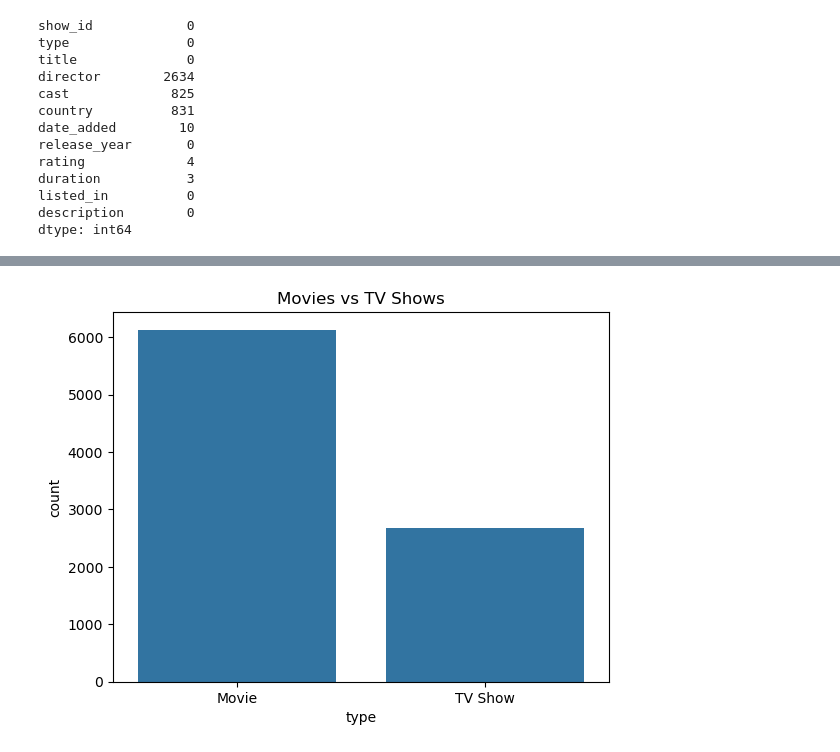
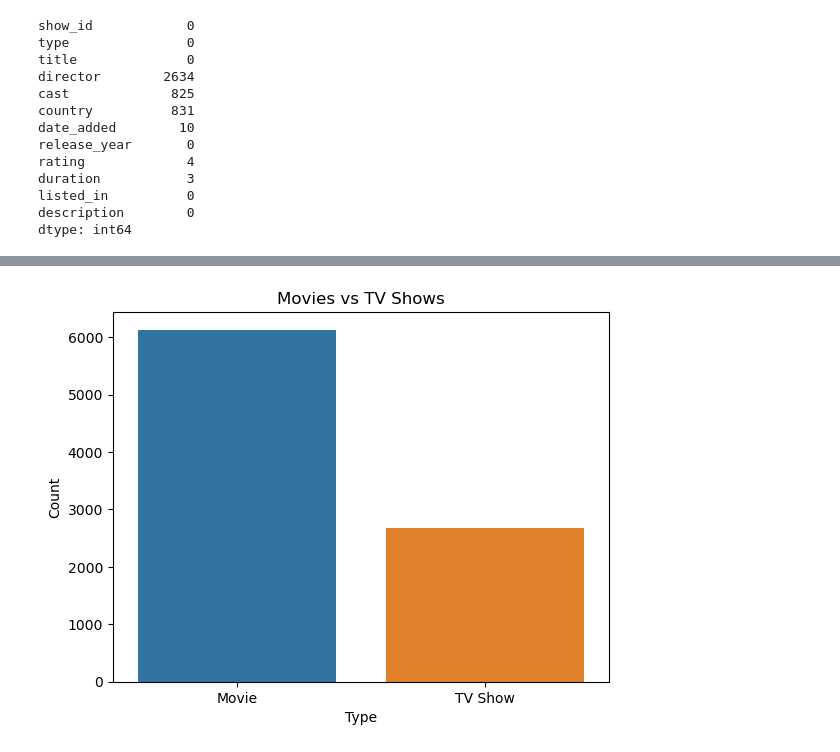
Before and after one commit to kamran-rezaei/netflix-analysis, a Jupyter notebook: netflix_analysis.ipynb, the cells around one changed output, grey strips where cells are left out. Saved outputs shown, nothing was run; the diff lists cells and outputs as text; code cells hidden in the pictures.

```diff
--- a/netflix_analysis.ipynb
+++ b/netflix_analysis.ipynb
@@ -54,6 +66,8 @@ dtype: int64
 # %%
-sns.countplot(x = 'type', data = data)
+sns.countplot(x = 'type', data = data, hue = 'type', legend = False)
 plt.title('Movies vs TV Shows')
+plt.xlabel('Type')
+plt.ylabel('Count')
 plt.show()
 # %% [output]
-[figure, old version]
+[figure, new version]
```
Also changed, not shown: parts of 3 cells of this notebook.
